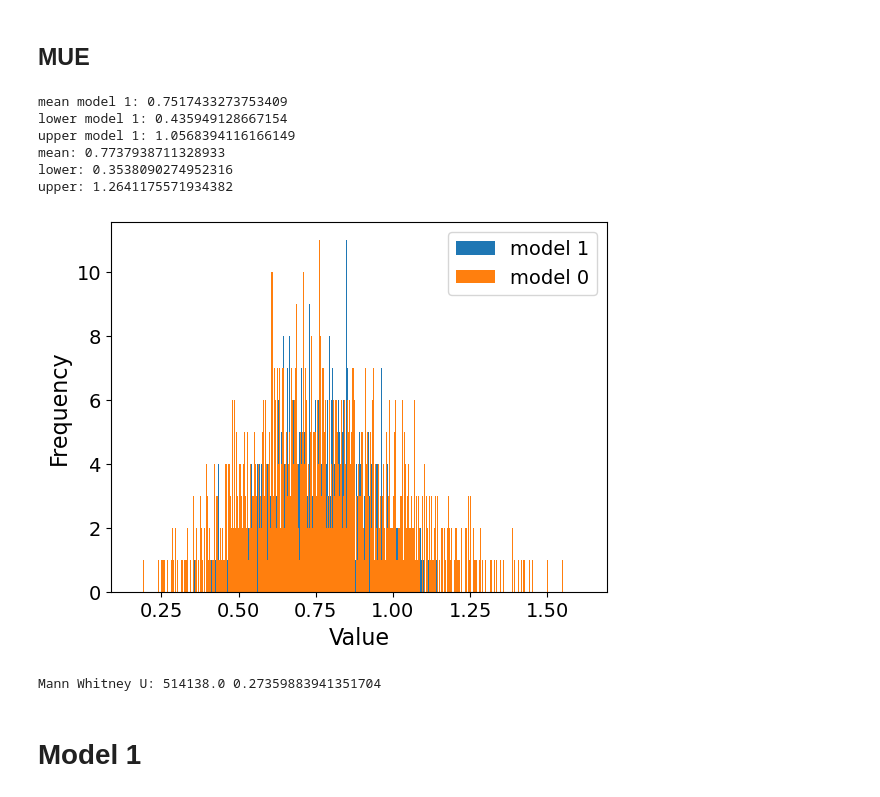
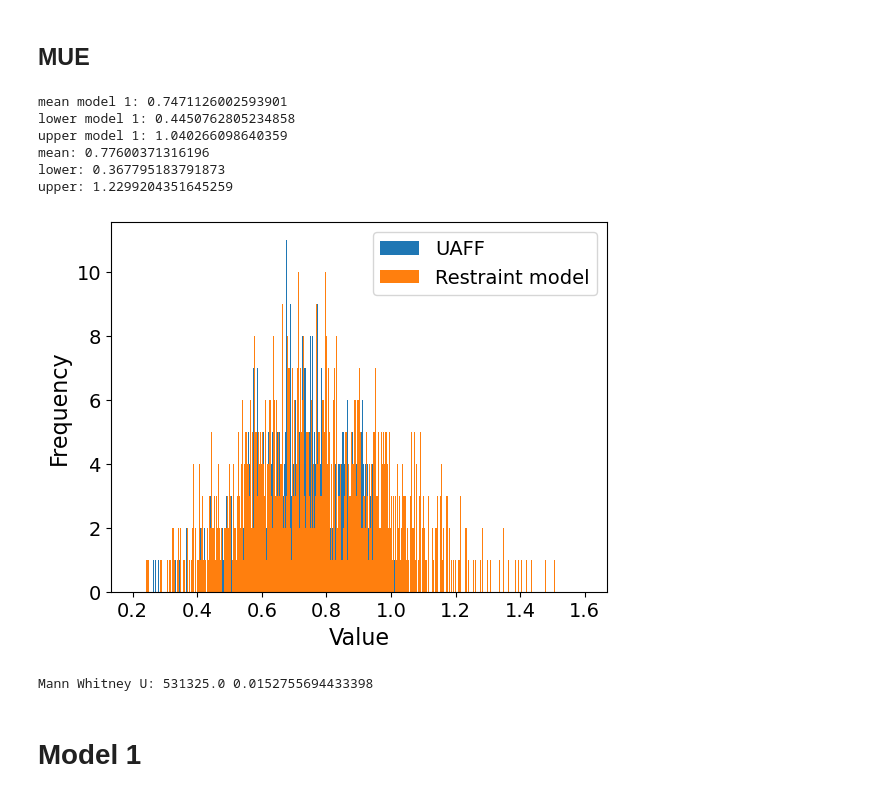
Before and after one commit to meyresearch/metalloenzymes, a Jupyter notebook: meze/analysis.ipynb, the cells around one changed output. Saved outputs shown, nothing was run; the diff lists cells and outputs as text; code cells hidden in the pictures.

```diff
--- a/meze/analysis.ipynb
+++ b/meze/analysis.ipynb
@@ -363,42 +366,43 @@ mae_bootstrap_results_1 = bootstrap(data=(x_data_1, y_data_1),
                                          statistic=compute_mae,
                                          method="percentile",
                                          n_resamples=1000,
                                          confidence_level=0.95,
                                          paired=True)
 distribution_1 = mae_bootstrap_results_1.bootstrap_distribution
 mae_1 = np.mean(distribution_1)
 confidence_interval_1 = mae_bootstrap_results_1.confidence_interval
 
 print(f"mean model 1: {mae_1}")
 print(f"lower model 1: {confidence_interval_1.low}")
 print(f"upper model 1: {confidence_interval_1.high}")
 
 mae_bootstrap_results_0 = bootstrap(data=(x_data_0, y_data_0),
                                        statistic=compute_mae,
                                        method="percentile",
                                        n_resamples=1000,
+                                       confidence_level=0.95,
                                        paired=True
                                        )
 distribution_0 = mae_bootstrap_results_0.bootstrap_distribution
 mae_0 = np.mean(distribution_0)
 confidence_interval_0 = mae_bootstrap_results_0.confidence_interval
 print(f"mean: {mae_0}")
 print(f"lower: {confidence_interval_0.low}")
 print(f"upper: {confidence_interval_0.high}")
 
-plot_hist(data_1=distribution_1, data_2=distribution_0, label_1="model 1", label_2="model 0", n_bins=500)
+plot_hist(data_1=distribution_1, data_2=distribution_0, label_1="UAFF", label_2="Restraint model", n_bins=500)
 
 mae_u1, mae_p = mannwhitneyu(distribution_0, distribution_1)
 print(f"Mann Whitney U: {mae_u1} {mae_p}")
 # %% [output]
-mean model 1: 0.7517433273753409
-lower model 1: 0.435949128667154
-upper model 1: 1.0568394116166149
-mean: 0.7737938711328933
-lower: 0.3538090274952316
-upper: 1.2641175571934382
+mean model 1: 0.7471126002593901
+lower model 1: 0.4450762805234858
+upper model 1: 1.040266098640359
+mean: 0.77600371316196
+lower: 0.367795183791873
+upper: 1.2299204351645259
-[figure, old version]
+[figure, new version]
-Mann Whitney U: 514138.0 0.27359883941351704
+Mann Whitney U: 531325.0 0.0152755694433398
 # %% [markdown]
 # Model 1
 # %%
```
Also changed, not shown: parts of 3 cells of this notebook, 1 other file.
